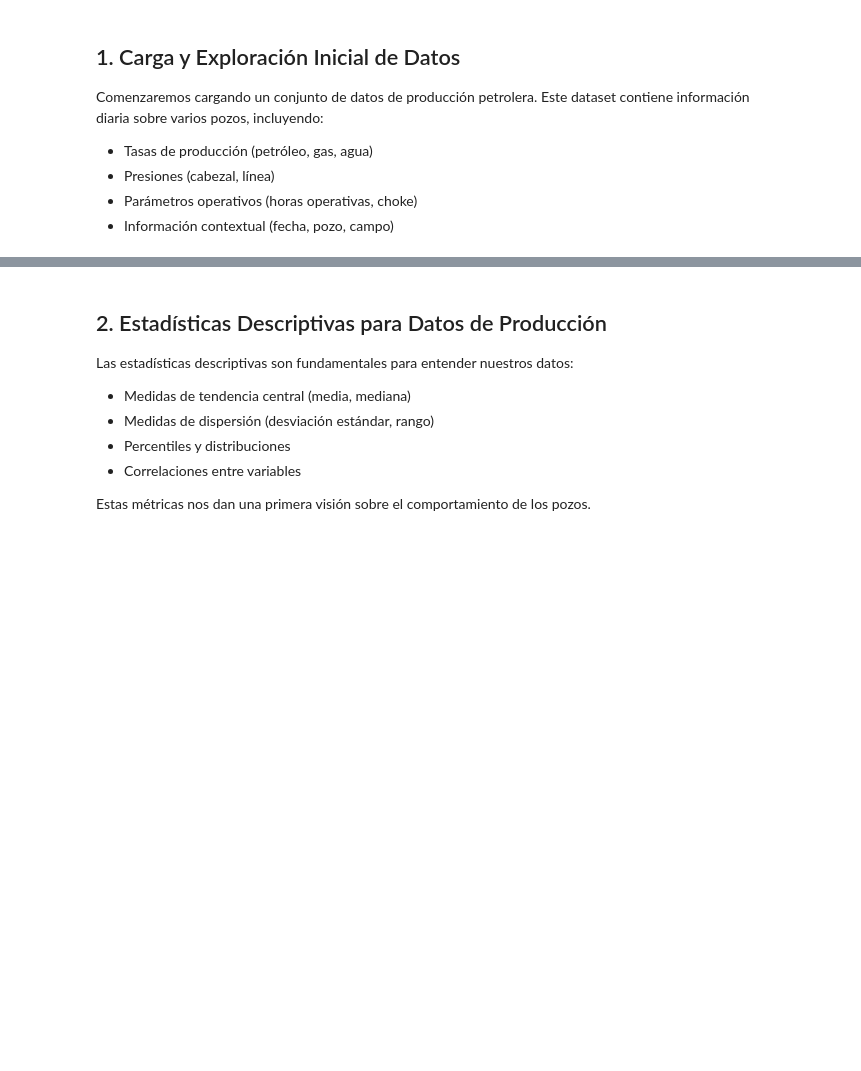
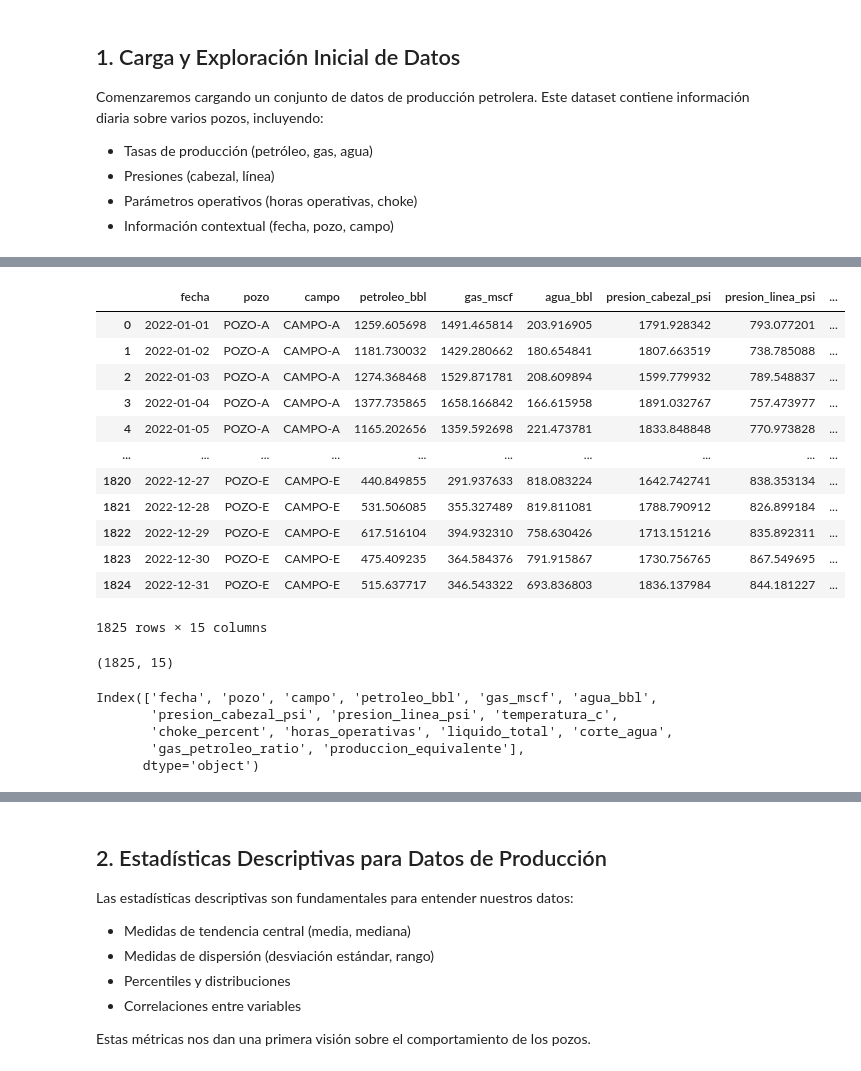
Before and after one commit to ERoblesMSNTIC/bootcamp-institute-intro, a Jupyter notebook: laboratorio-01.ipynb, the cells around one changed output, grey strips where cells are left out. Drawn from its saved outputs; the diff is of its cells as text; code cells hidden in the pictures; blank space fills up the shorter version.

```diff
--- a/laboratorio-01.ipynb
+++ b/laboratorio-01.ipynb
@@ -168,0 +197,28 @@ df.head()
+# %%
+df
+# %% [output]
+|  | fecha | pozo | campo | petroleo_bbl | gas_mscf | agua_bbl | presion_cabezal_psi | presion_linea_psi | ... |
+| 0 | 2022-01-01 | POZO-A | CAMPO-A | 1259.605698 | 1491.465814 | 203.916905 | 1791.928342 | 793.077201 | ... |
+| 1 | 2022-01-02 | POZO-A | CAMPO-A | 1181.730032 | 1429.280662 | 180.654841 | 1807.663519 | 738.785088 | ... |
+| 2 | 2022-01-03 | POZO-A | CAMPO-A | 1274.368468 | 1529.871781 | 208.609894 | 1599.779932 | 789.548837 | ... |
+| 3 | 2022-01-04 | POZO-A | CAMPO-A | 1377.735865 | 1658.166842 | 166.615958 | 1891.032767 | 757.473977 | ... |
+| 4 | 2022-01-05 | POZO-A | CAMPO-A | 1165.202656 | 1359.592698 | 221.473781 | 1833.848848 | 770.973828 | ... |
+| ... | ... | ... | ... | ... | ... | ... | ... | ... | ... |
+| 1820 | 2022-12-27 | POZO-E | CAMPO-E | 440.849855 | 291.937633 | 818.083224 | 1642.742741 | 838.353134 | ... |
+| 1821 | 2022-12-28 | POZO-E | CAMPO-E | 531.506085 | 355.327489 | 819.811081 | 1788.790912 | 826.899184 | ... |
+| 1822 | 2022-12-29 | POZO-E | CAMPO-E | 617.516104 | 394.932310 | 758.630426 | 1713.151216 | 835.892311 | ... |
+| 1823 | 2022-12-30 | POZO-E | CAMPO-E | 475.409235 | 364.584376 | 791.915867 | 1730.756765 | 867.549695 | ... |
+| 1824 | 2022-12-31 | POZO-E | CAMPO-E | 515.637717 | 346.543322 | 693.836803 | 1836.137984 | 844.181227 | ... |
+1825 rows × 15 columns
+# %%
+df.shape
+# %% [output]
+(1825, 15)
+# %%
+df.columns
+# %% [output]
+Index(['fecha', 'pozo', 'campo', 'petroleo_bbl', 'gas_mscf', 'agua_bbl',
+       'presion_cabezal_psi', 'presion_linea_psi', 'temperatura_c',
+       'choke_percent', 'horas_operativas', 'liquido_total', 'corte_agua',
+       'gas_petroleo_ratio', 'produccion_equivalente'],
+      dtype='object')
```
Also changed, not shown: parts of 10 cells of this notebook.
